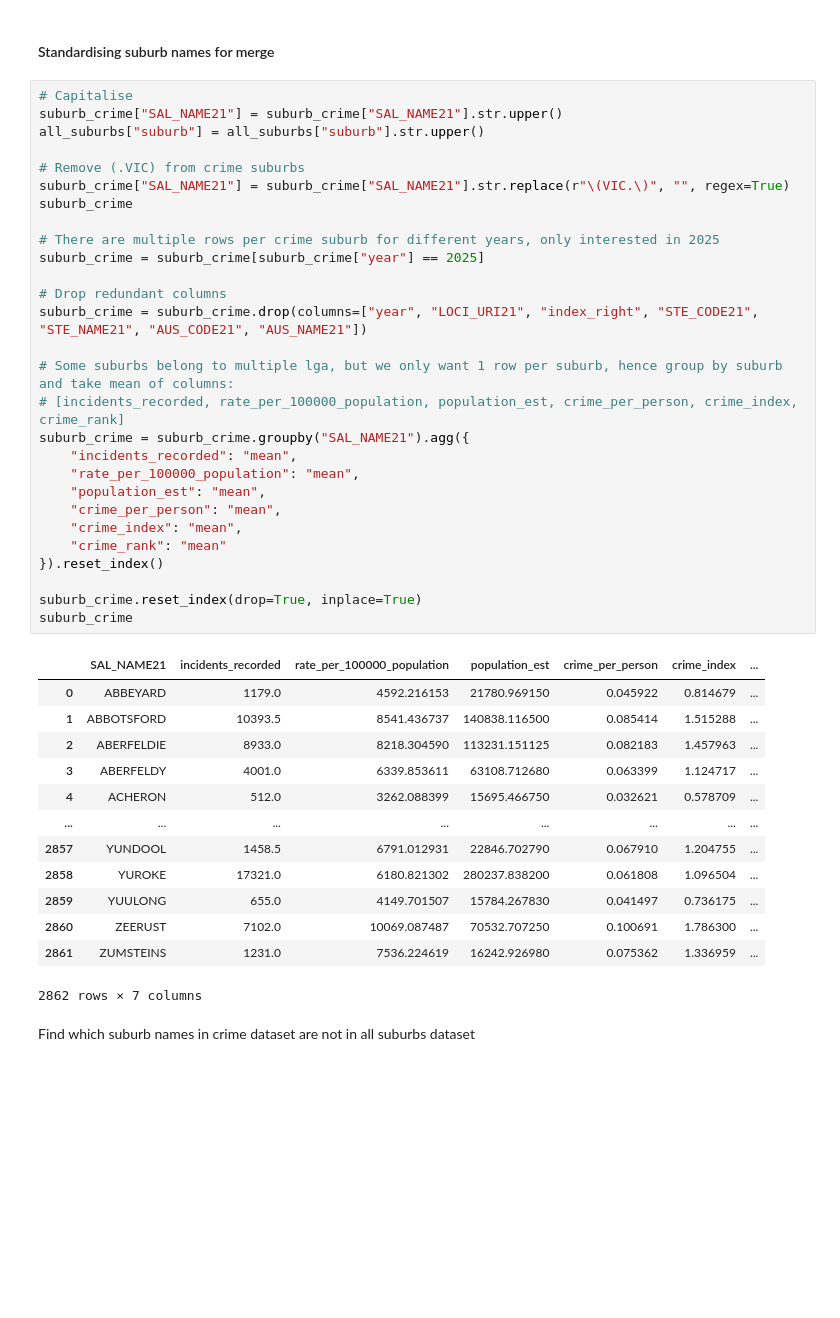
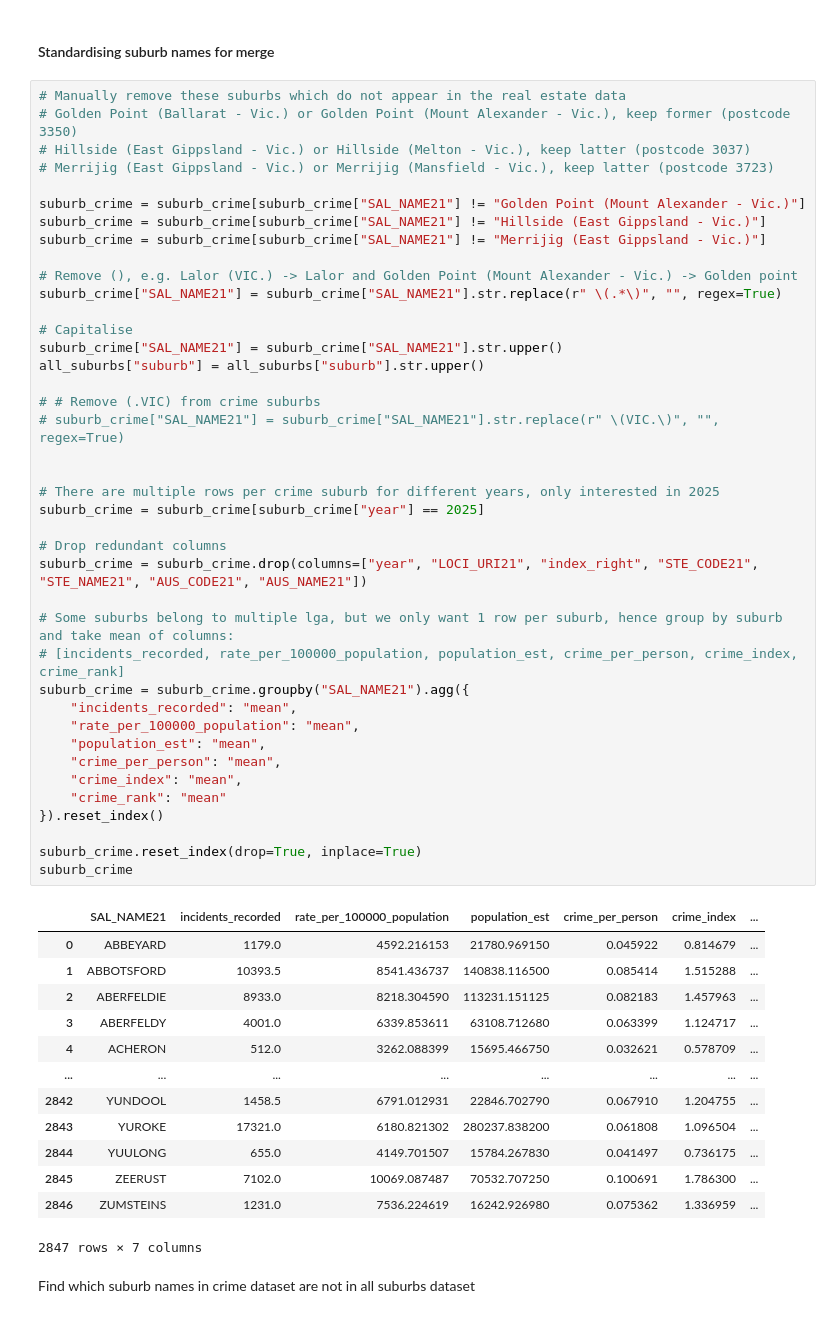
Before and after one commit to bicicow03/Group-Project-Real-Estate-Industry-Analysis, a Jupyter notebook: notebooks/real_estate_unit_merging.ipynb, the cells around one changed output. Cells and saved outputs as stored; diff of their text form; blank space fills up the shorter version.

Commit message:
finalise crime merging

```diff
--- a/notebooks/real_estate_unit_merging.ipynb
+++ b/notebooks/real_estate_unit_merging.ipynb
@@ -262,47 +254,59 @@ array(['Alpine', 'Wangaratta', 'Boroondara', 'Yarra', 'Maribyrnong',
 # %% [markdown]
 #### Standardising suburb names for merge
 # %%
+# Manually remove these suburbs which do not appear in the real estate data
+# Golden Point (Ballarat - Vic.) or Golden Point (Mount Alexander - Vic.), keep former (postcode 3350)
+# Hillside (East Gippsland - Vic.) or Hillside (Melton - Vic.), keep latter (postcode 3037)
+# Merrijig (East Gippsland - Vic.) or Merrijig (Mansfield - Vic.), keep latter (postcode 3723)
+
+suburb_crime = suburb_crime[suburb_crime["SAL_NAME21"] != "Golden Point (Mount Alexander - Vic.)"]
+suburb_crime = suburb_crime[suburb_crime["SAL_NAME21"] != "Hillside (East Gippsland - Vic.)"]
+suburb_crime = suburb_crime[suburb_crime["SAL_NAME21"] != "Merrijig (East Gippsland - Vic.)"]
+
+# Remove (), e.g. Lalor (VIC.) -> Lalor and Golden Point (Mount Alexander - Vic.) -> Golden point
+suburb_crime["SAL_NAME21"] = suburb_crime["SAL_NAME21"].str.replace(r" \(.*\)", "", regex=True)
+
 # Capitalise
 suburb_crime["SAL_NAME21"] = suburb_crime["SAL_NAME21"].str.upper()
 all_suburbs["suburb"] = all_suburbs["suburb"].str.upper()
 
-# Remove (.VIC) from crime suburbs
-suburb_crime["SAL_NAME21"] = suburb_crime["SAL_NAME21"].str.replace(r"\(VIC.\)", "", regex=True)
-suburb_crime
+# # Remove (.VIC) from crime suburbs
+# suburb_crime["SAL_NAME21"] = suburb_crime["SAL_NAME21"].str.replace(r" \(VIC.\)", "", regex=True)
+
 
 # There are multiple rows per crime suburb for different years, only interested in 2025
 suburb_crime = suburb_crime[suburb_crime["year"] == 2025]
 
 # Drop redundant columns
 suburb_crime = suburb_crime.drop(columns=["year", "LOCI_URI21", "index_right", "STE_CODE21", "STE_NAME21", "AUS_CODE21", "AUS_NAME21"])
 
 # Some suburbs belong to multiple lga, but we only want 1 row per suburb, hence group by suburb and take mean of columns:
 # [incidents_recorded, rate_per_100000_population, population_est, crime_per_person, crime_index, crime_rank]
 suburb_crime = suburb_crime.groupby("SAL_NAME21").agg({
     "incidents_recorded": "mean",
     "rate_per_100000_population": "mean",
     "population_est": "mean",
     "crime_per_person": "mean",
     "crime_index": "mean",
     "crime_rank": "mean"
 }).reset_index()
 
 suburb_crime.reset_index(drop=True, inplace=True)
 suburb_crime
 # %% [output]
 |  | SAL_NAME21 | incidents_recorded | rate_per_100000_population | population_est | crime_per_person | crime_index | ... |
 | 0 | ABBEYARD | 1179.0 | 4592.216153 | 21780.969150 | 0.045922 | 0.814679 | ... |
 | 1 | ABBOTSFORD | 10393.5 | 8541.436737 | 140838.116500 | 0.085414 | 1.515288 | ... |
 | 2 | ABERFELDIE | 8933.0 | 8218.304590 | 113231.151125 | 0.082183 | 1.457963 | ... |
 | 3 | ABERFELDY | 4001.0 | 6339.853611 | 63108.712680 | 0.063399 | 1.124717 | ... |
 | 4 | ACHERON | 512.0 | 3262.088399 | 15695.466750 | 0.032621 | 0.578709 | ... |
 | ... | ... | ... | ... | ... | ... | ... | ... |
-| 2857 | YUNDOOL | 1458.5 | 6791.012931 | 22846.702790 | 0.067910 | 1.204755 | ... |
-| 2858 | YUROKE | 17321.0 | 6180.821302 | 280237.838200 | 0.061808 | 1.096504 | ... |
-| 2859 | YUULONG | 655.0 | 4149.701507 | 15784.267830 | 0.041497 | 0.736175 | ... |
-| 2860 | ZEERUST | 7102.0 | 10069.087487 | 70532.707250 | 0.100691 | 1.786300 | ... |
-| 2861 | ZUMSTEINS | 1231.0 | 7536.224619 | 16242.926980 | 0.075362 | 1.336959 | ... |
+| 2842 | YUNDOOL | 1458.5 | 6791.012931 | 22846.702790 | 0.067910 | 1.204755 | ... |
+| 2843 | YUROKE | 17321.0 | 6180.821302 | 280237.838200 | 0.061808 | 1.096504 | ... |
+| 2844 | YUULONG | 655.0 | 4149.701507 | 15784.267830 | 0.041497 | 0.736175 | ... |
+| 2845 | ZEERUST | 7102.0 | 10069.087487 | 70532.707250 | 0.100691 | 1.786300 | ... |
+| 2846 | ZUMSTEINS | 1231.0 | 7536.224619 | 16242.926980 | 0.075362 | 1.336959 | ... |
-2862 rows × 7 columns
+2847 rows × 7 columns
 # %% [markdown]
 Find which suburb names in crime dataset are not in all suburbs dataset
 # %%
```
Also changed, not shown: parts of 5 cells of this notebook, 2 other files.
